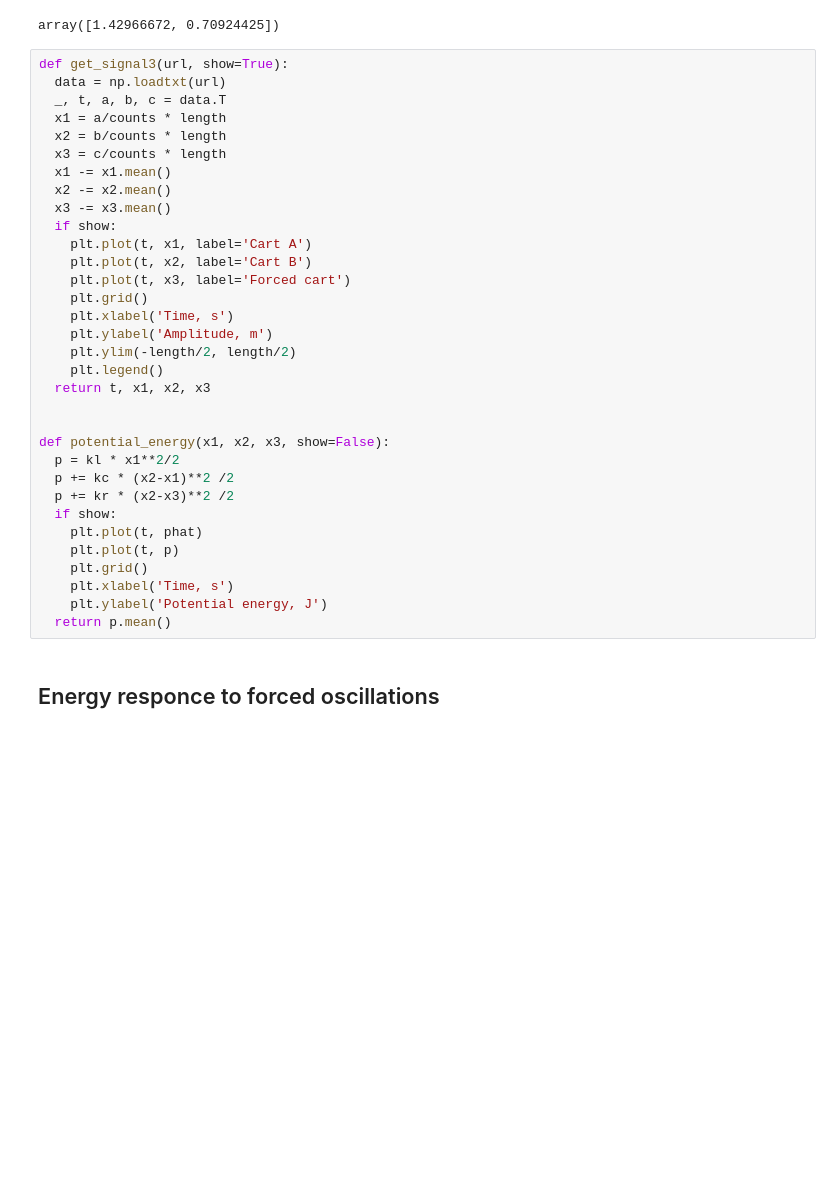
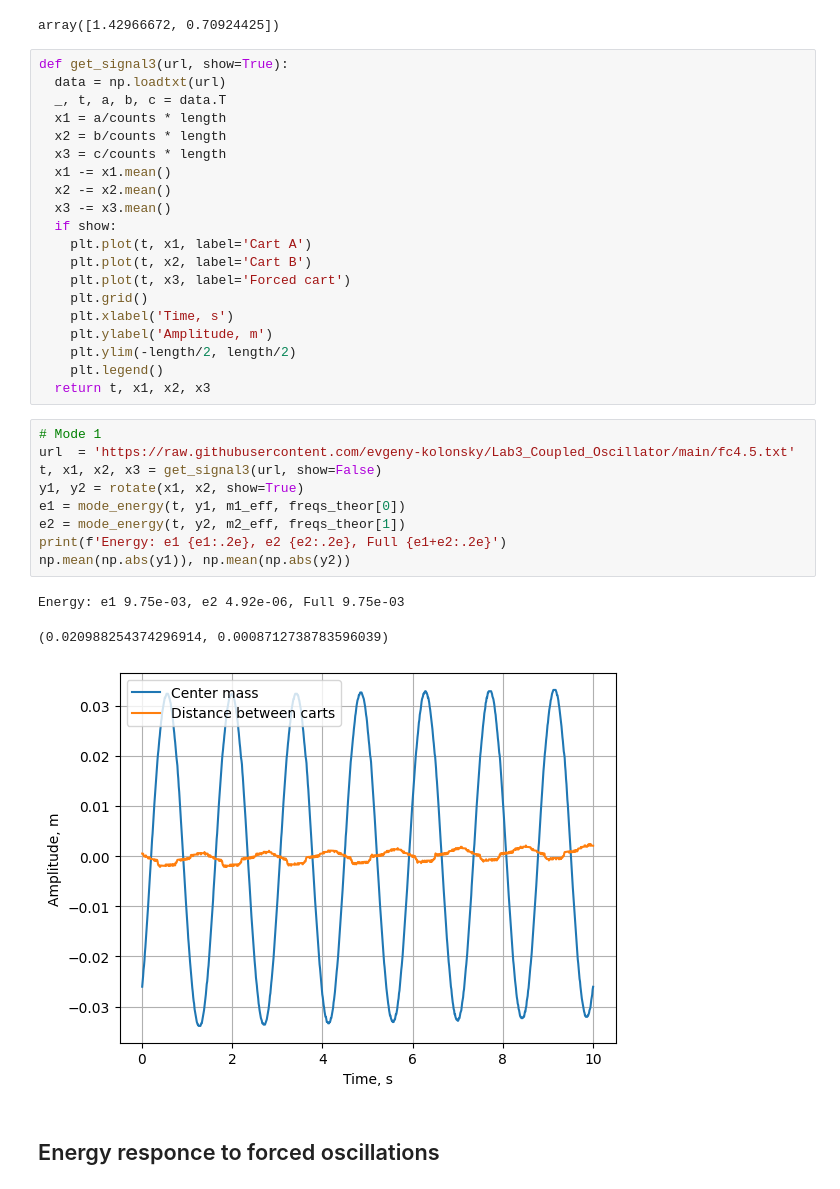
Before and after one commit to evgeny-kolonsky/Lab3_Coupled_Oscillator, a Jupyter notebook: Lab3_Coupled_Oscillator.ipynb, the cells around one changed output. Saved outputs shown, nothing was run; the diff lists cells and outputs as text; blank space fills up the shorter version.

```diff
--- a/Lab3_Coupled_Oscillator.ipynb
+++ b/Lab3_Coupled_Oscillator.ipynb
@@ -243,18 +277,18 @@ def get_signal3(url, show=True):
     plt.ylim(-length/2, length/2)
     plt.legend()
   return t, x1, x2, x3
-
-
-def potential_energy(x1, x2, x3, show=False):
-  p = kl * x1**2/2
-  p += kc * (x2-x1)**2 /2
-  p += kr * (x2-x3)**2 /2
-  if show:
-    plt.plot(t, phat)
-    plt.plot(t, p)
-    plt.grid()
-    plt.xlabel('Time, s')
-    plt.ylabel('Potential energy, J')
-  return p.mean()
+# %%
+# Mode 1
+url  = 'https://raw.githubusercontent.com/evgeny-kolonsky/Lab3_Coupled_Oscillator/main/fc4.5.txt'
+t, x1, x2, x3 = get_signal3(url, show=False)
+y1, y2 = rotate(x1, x2, show=True)
+e1 = mode_energy(t, y1, m1_eff, freqs_theor[0])
+e2 = mode_energy(t, y2, m2_eff, freqs_theor[1])
+print(f'Energy: e1 {e1:.2e}, e2 {e2:.2e}, Full {e1+e2:.2e}')
+np.mean(np.abs(y1)), np.mean(np.abs(y2))
+# %% [output]
+Energy: e1 9.75e-03, e2 4.92e-06, Full 9.75e-03
+(0.020988254374296914, 0.0008712738783596039)
+[figure, added]
 # %% [markdown]
 ## Energy responce to forced oscillations
```
Also changed, not shown: parts of 16 cells of this notebook.
